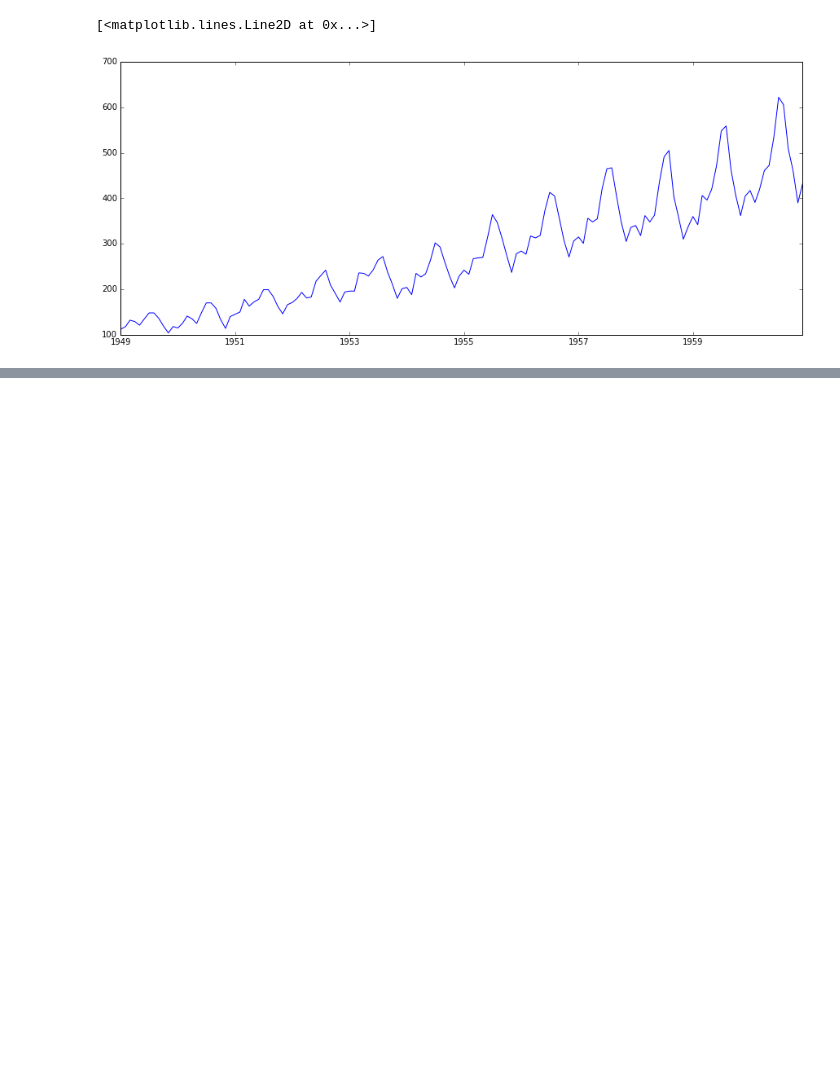
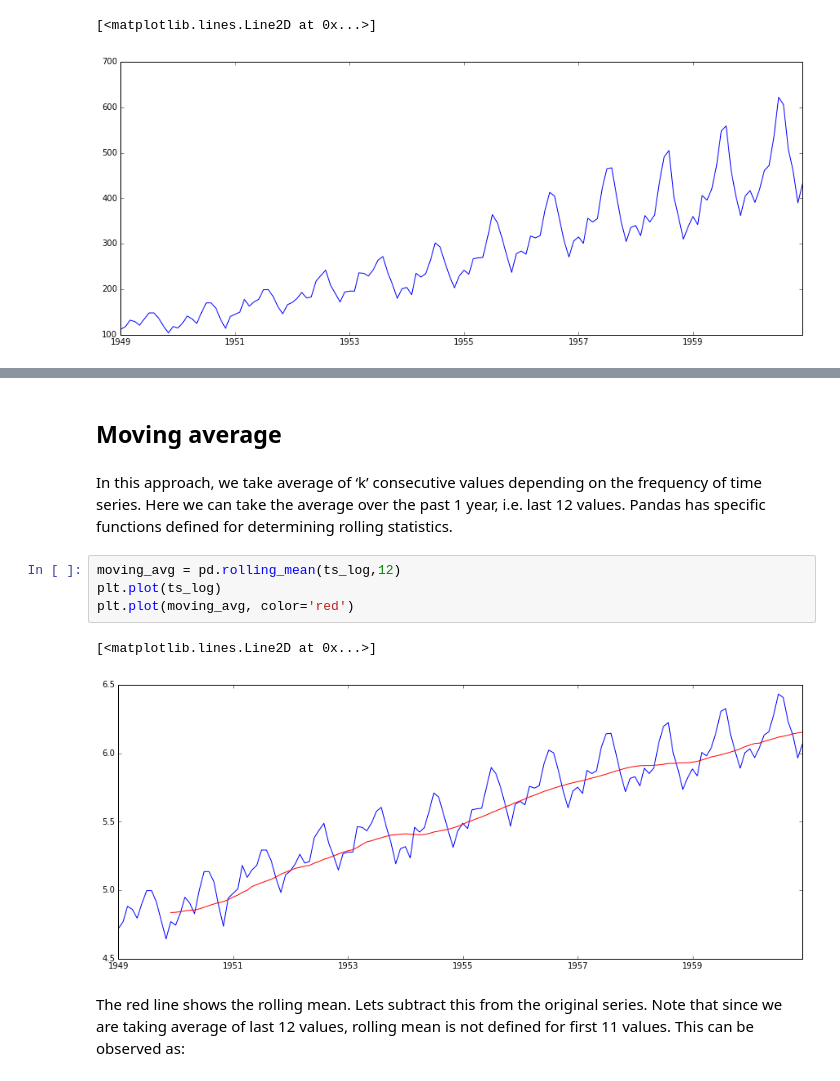
Before and after one commit to benjaminsw/timeseries_pandas, a Jupyter notebook: Time Series.ipynb, the cells around one changed output, grey strips where cells are left out. Drawn from its saved outputs; the diff is of its cells as text; blank space fills up the shorter version.

```diff
--- a/Time Series.ipynb
+++ b/Time Series.ipynb
@@ -175,0 +254,13 @@ It is clearly evident that there is an overall increasing trend in the data alon
+# %% [markdown]
+## Moving average
+# %% [markdown]
+In this approach, we take average of ‘k’ consecutive values depending on the frequency of time series. Here we can take the average over the past 1 year, i.e. last 12 values. Pandas has specific functions defined for determining rolling statistics.
+# %%
+moving_avg = pd.rolling_mean(ts_log,12)
+plt.plot(ts_log)
+plt.plot(moving_avg, color='red')
+# %% [output]
+[<matplotlib.lines.Line2D at 0x...>]
+[figure, added]
+# %% [markdown]
+The red line shows the rolling mean. Lets subtract this from the original series. Note that since we are taking average of last 12 values, rolling mean is not defined for first 11 values. This can be observed as:
```
Also changed, not shown: parts of 31 cells of this notebook.
